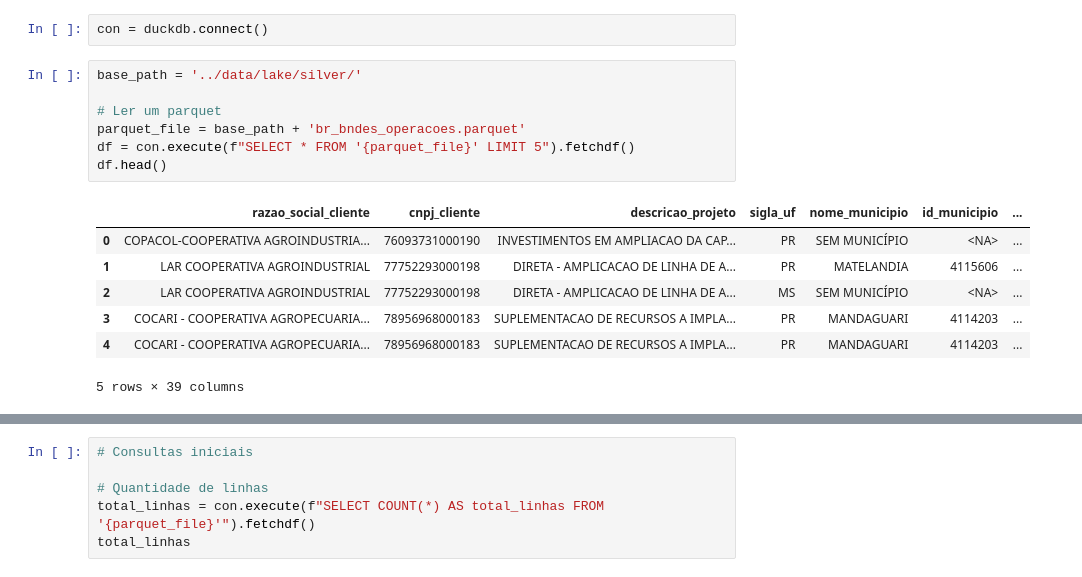
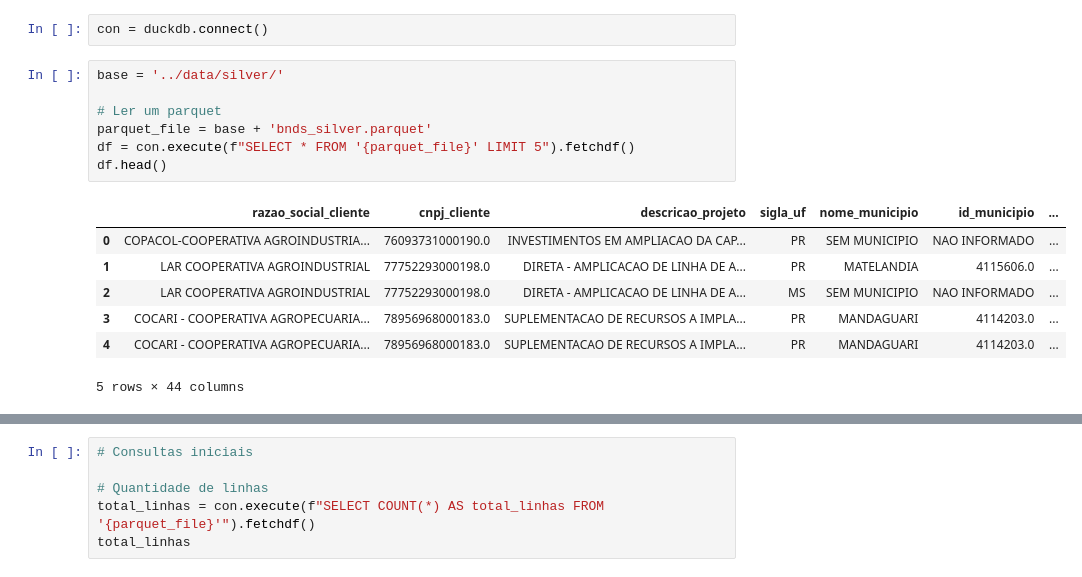
Before and after one commit to AndreRibaz/bnds-analysis, a Jupyter notebook: notebooks/query_sivler_data.ipynb, the cells around one changed output, grey strips where cells are left out. Cells and saved outputs as stored; diff of their text form.

Commit message:
consult_data_silver

```diff
--- a/notebooks/query_sivler_data.ipynb
+++ b/notebooks/query_sivler_data.ipynb
@@ -7,20 +7,20 @@ import pandas as pd
 # %%
 con = duckdb.connect()
 # %%
-base_path = '../data/lake/silver/'
+base = '../data/silver/'
 
 # Ler um parquet
-parquet_file = base_path + 'br_bndes_operacoes.parquet'
+parquet_file = base + 'bnds_silver.parquet'
 df = con.execute(f"SELECT * FROM '{parquet_file}' LIMIT 5").fetchdf()
 df.head()
 # %% [output]
 |  | razao_social_cliente | cnpj_cliente | descricao_projeto | sigla_uf | nome_municipio | id_municipio | ... |
-| 0 | COPACOL-COOPERATIVA AGROINDUSTRIA... | 76093731000190 | INVESTIMENTOS EM AMPLIACAO DA CAP... | PR | SEM MUNICÍPIO | <NA> | ... |
-| 1 | LAR COOPERATIVA AGROINDUSTRIAL | 77752293000198 | DIRETA - AMPLICACAO DE LINHA DE A... | PR | MATELANDIA | 4115606 | ... |
-| 2 | LAR COOPERATIVA AGROINDUSTRIAL | 77752293000198 | DIRETA - AMPLICACAO DE LINHA DE A... | MS | SEM MUNICÍPIO | <NA> | ... |
-| 3 | COCARI - COOPERATIVA AGROPECUARIA... | 78956968000183 | SUPLEMENTACAO DE RECURSOS A IMPLA... | PR | MANDAGUARI | 4114203 | ... |
-| 4 | COCARI - COOPERATIVA AGROPECUARIA... | 78956968000183 | SUPLEMENTACAO DE RECURSOS A IMPLA... | PR | MANDAGUARI | 4114203 | ... |
+| 0 | COPACOL-COOPERATIVA AGROINDUSTRIA... | 76093731000190.0 | INVESTIMENTOS EM AMPLIACAO DA CAP... | PR | SEM MUNICIPIO | NAO INFORMADO | ... |
+| 1 | LAR COOPERATIVA AGROINDUSTRIAL | 77752293000198.0 | DIRETA - AMPLICACAO DE LINHA DE A... | PR | MATELANDIA | 4115606.0 | ... |
+| 2 | LAR COOPERATIVA AGROINDUSTRIAL | 77752293000198.0 | DIRETA - AMPLICACAO DE LINHA DE A... | MS | SEM MUNICIPIO | NAO INFORMADO | ... |
+| 3 | COCARI - COOPERATIVA AGROPECUARIA... | 78956968000183.0 | SUPLEMENTACAO DE RECURSOS A IMPLA... | PR | MANDAGUARI | 4114203.0 | ... |
+| 4 | COCARI - COOPERATIVA AGROPECUARIA... | 78956968000183.0 | SUPLEMENTACAO DE RECURSOS A IMPLA... | PR | MANDAGUARI | 4114203.0 | ... |
-5 rows × 39 columns
+5 rows × 44 columns
 # %%
 # Mostrar colunas do parquet
 schema = con.execute(f"DESCRIBE SELECT * FROM '{parquet_file}'").fetchdf()
```
Also changed, not shown: parts of 4 cells of this notebook.
